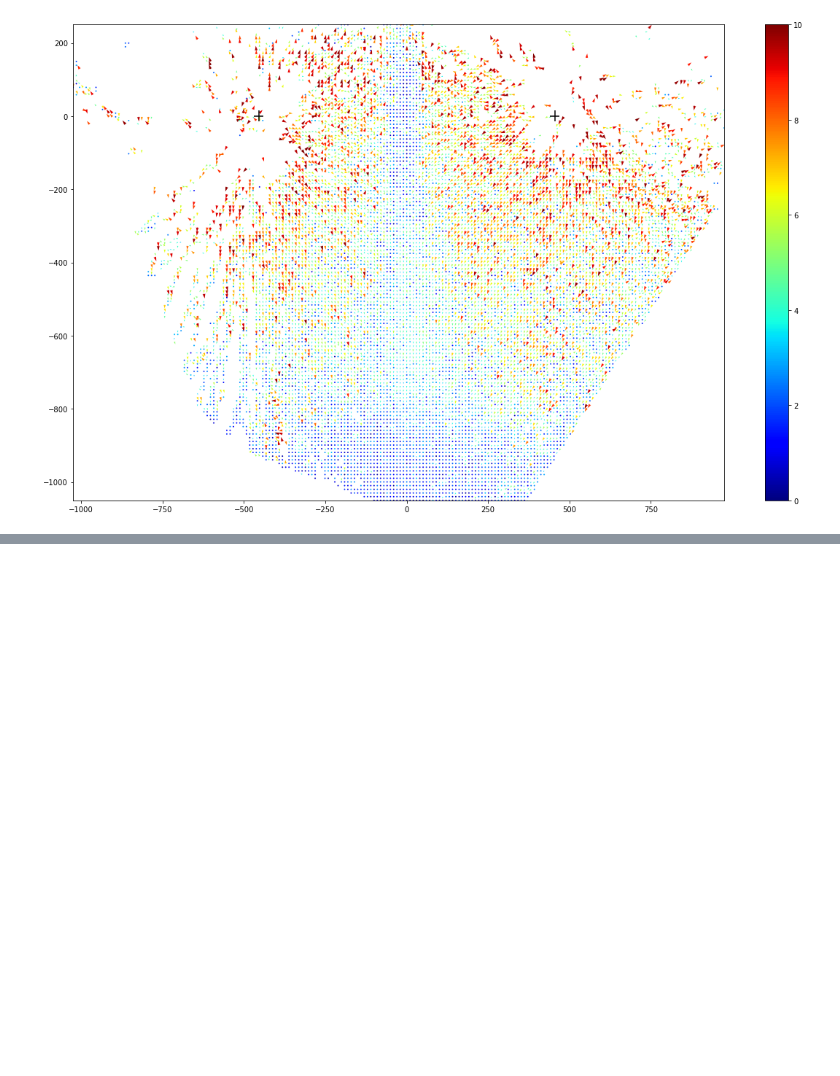
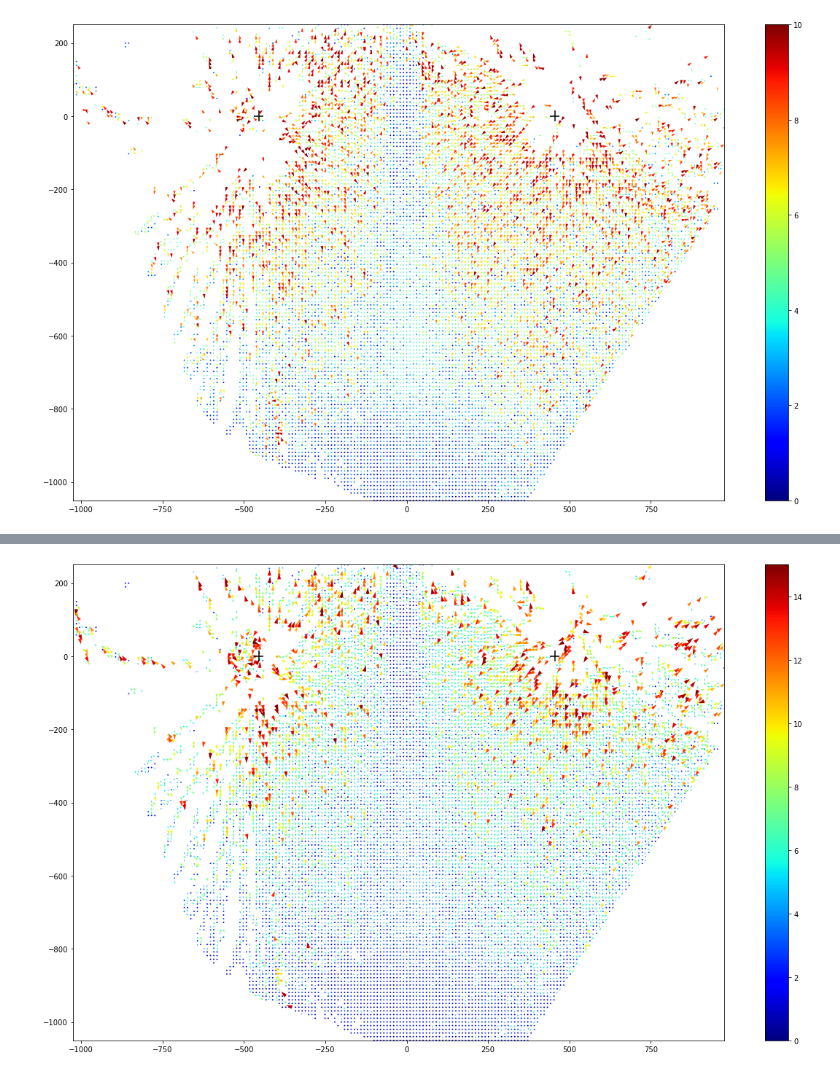
Before and after one commit to wakky927/master-pool, a Jupyter notebook: 20221028/post3_test.ipynb, the cells around one changed output, grey strips where cells are left out. Drawn from its saved outputs; the diff is of its cells as text; code cells hidden in the pictures; blank space fills up the shorter version.

```diff
--- a/20221028/post3_test.ipynb
+++ b/20221028/post3_test.ipynb
@@ -75,0 +141,16 @@ plt.show()
+# %%
+fig, ax = plt.subplots(figsize=(20, 12))
+plt.xlim(-1025, 975)
+plt.ylim(-1050, 250)
+ax.hlines(0, -440, -470, color='k')
+ax.vlines(-455, -15, 15, color='k')
+ax.hlines(0, 440, 470, color='k')
+ax.vlines(455, -15, 15, color='k')
+
+plt.quiver(xx-1025, -yy+250, u3, -v3, np.sqrt(u3**2 + v3**2), cmap="jet")
+
+plt.colorbar()
+plt.clim(0, 15)
+plt.show()
+# %% [output]
+[figure, added]
```
Also changed, not shown: parts of 7 cells of this notebook, 5 other files.
